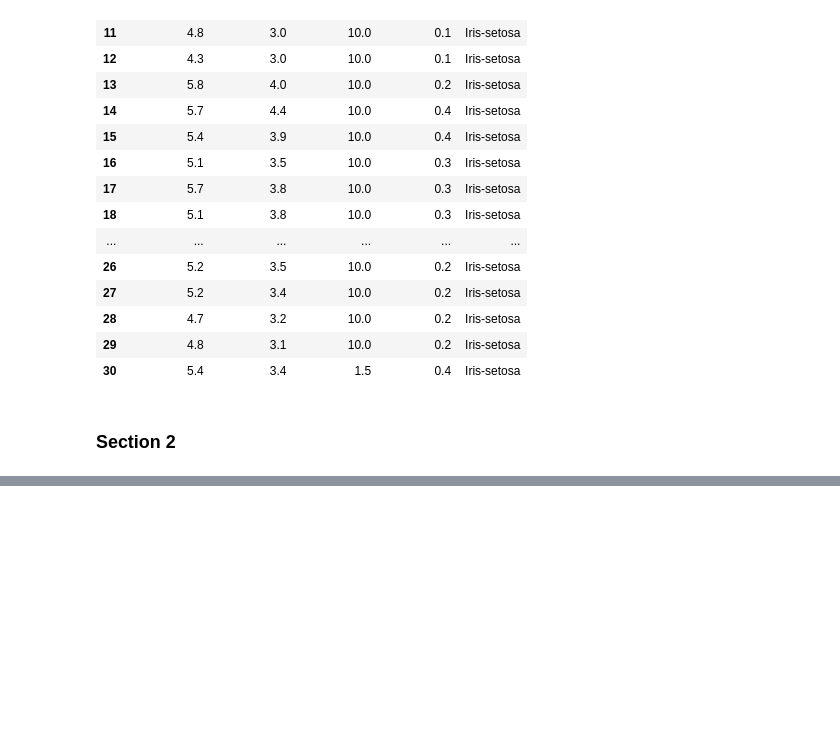
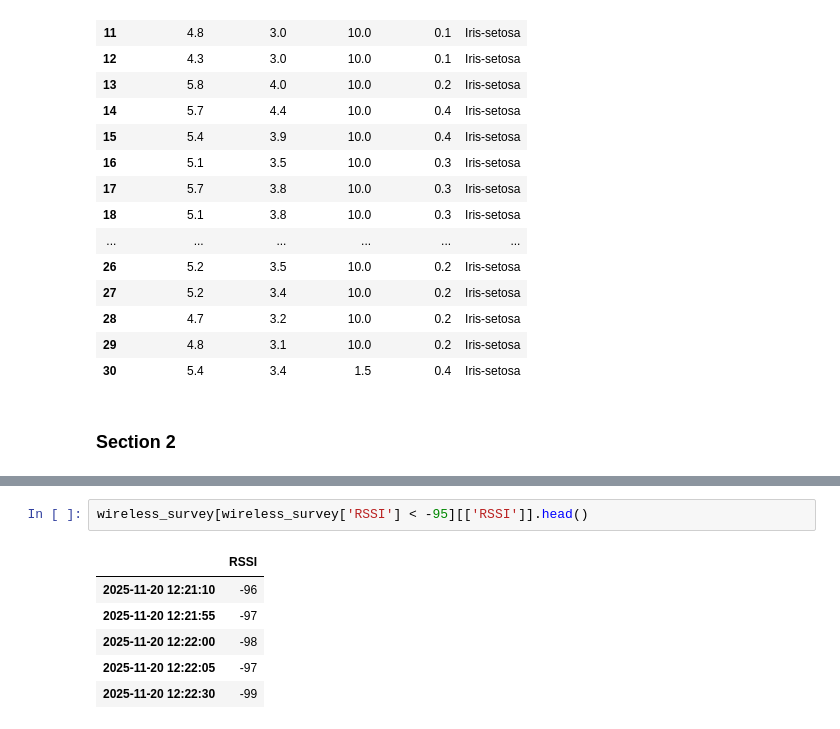
Before and after one commit to Dellarius/SIT719, a Jupyter notebook: 01_OnTrack/2.1P/2.1P Notepad.ipynb, the cells around one changed output, grey strips where cells are left out. Saved outputs shown, nothing was run; the diff lists cells and outputs as text; blank space fills up the shorter version.

```diff
--- a/01_OnTrack/2.1P/2.1P Notepad.ipynb
+++ b/01_OnTrack/2.1P/2.1P Notepad.ipynb
@@ -71,0 +131,9 @@ iris.loc[iris [9:31].index,]
+# %%
+wireless_survey[wireless_survey['RSSI'] < -95][['RSSI']].head()
+# %% [output]
+|  | RSSI |
+| 2025-11-20 12:21:10 | -96 |
+| 2025-11-20 12:21:55 | -97 |
+| 2025-11-20 12:22:00 | -98 |
+| 2025-11-20 12:22:05 | -97 |
+| 2025-11-20 12:22:30 | -99 |
```
Also changed, not shown: parts of 3 cells of this notebook.
